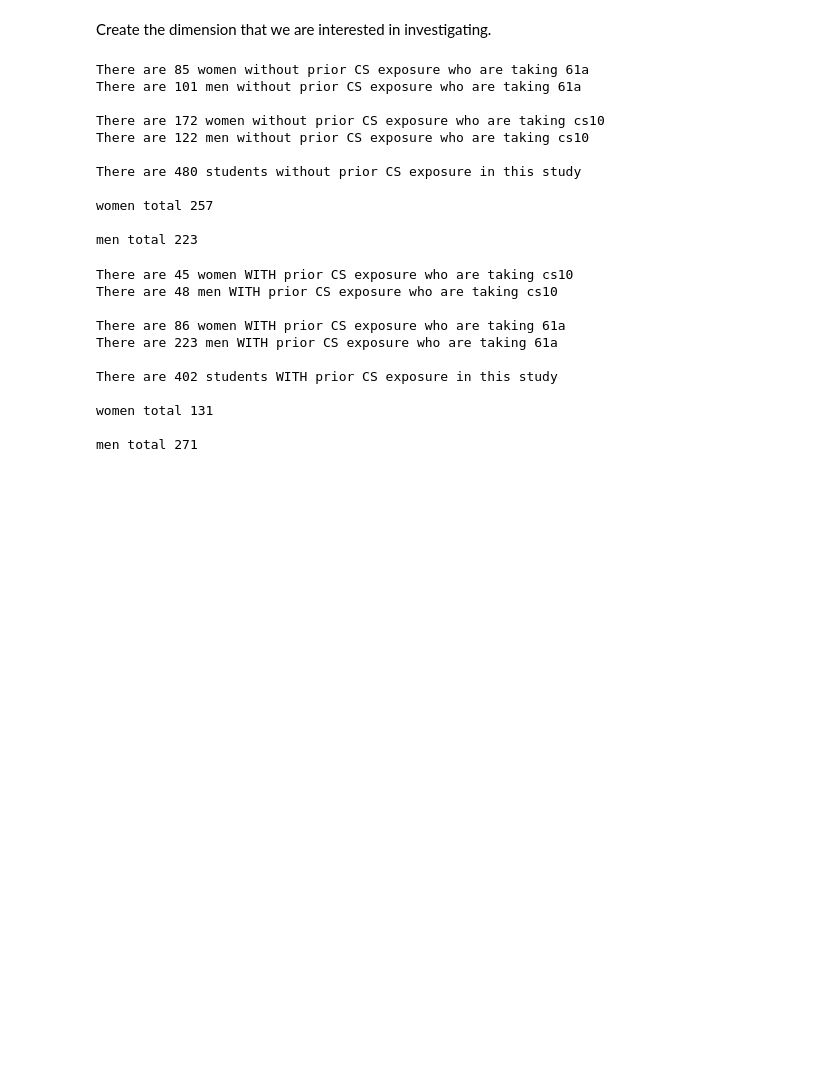
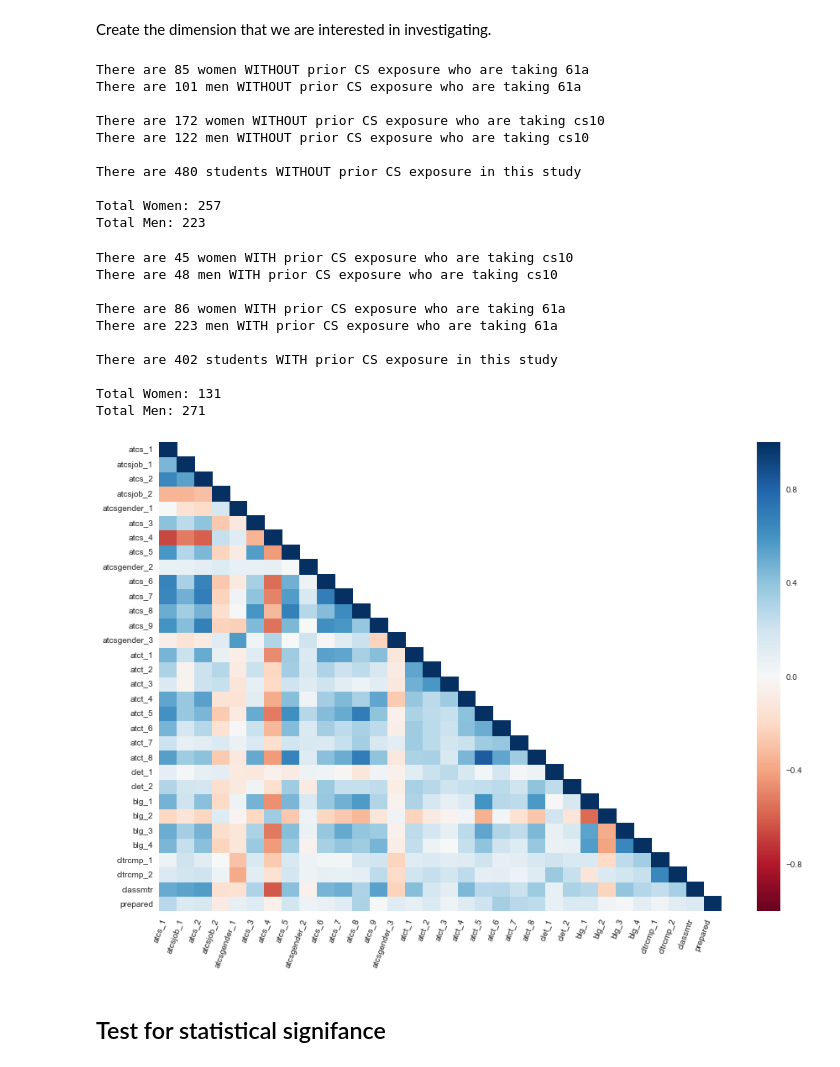
Before and after one commit to omoju/investigatingWhyURMsChooseCS, a Jupyter notebook: DataAnalysis-Copy1.ipynb, the cells around one changed output. Saved outputs shown, nothing was run; the diff lists cells and outputs as text; code cells hidden in the pictures; blank space fills up the shorter version.

```diff
--- a/DataAnalysis-Copy1.ipynb
+++ b/DataAnalysis-Copy1.ipynb
@@ -171,37 +188,34 @@ cs61a_NO_CS = cs61a[cs61a.prcs_2 == 'No']
 cs10_NO_CS = cs10[cs10.prcs_2 == 'No']
 
 
-
-
 cs61a_NO_CS_female = cs61a_female[cs61a_female.prcs_2 == 'No']
-print 'There are %d women without prior CS exposure who are taking 61a' % cs61a_NO_CS_female.prcs_2.value_counts()
+print 'There are %d women WITHOUT prior CS exposure who are taking 61a' % cs61a_NO_CS_female.prcs_2.value_counts()
 cs61a_NO_CS_male = cs61a_male[cs61a_male.prcs_2 == 'No']
-print 'There are %d men without prior CS exposure who are taking 61a\n' % cs61a_NO_CS_male.prcs_2.value_counts()
+print 'There are %d men WITHOUT prior CS exposure who are taking 61a\n' % cs61a_NO_CS_male.prcs_2.value_counts()
 
 
 cs10_NO_CS_female = cs10_female[cs10_female.prcs_2 == 'No']
-print'There are %d women without prior CS exposure who are taking cs10' % cs10_NO_CS_female.prcs_2.value_counts()
+print'There are %d women WITHOUT prior CS exposure who are taking cs10' % cs10_NO_CS_female.prcs_2.value_counts()
 cs10_NO_CS_male = cs10_male[cs10_male.prcs_2 == 'No']
-print'There are %d men without prior CS exposure who are taking cs10\n' % cs10_NO_CS_male.prcs_2.value_counts()
+print'There are %d men WITHOUT prior CS exposure who are taking cs10\n' % cs10_NO_CS_male.prcs_2.value_counts()
 
-print ('There are %d students without prior CS exposure in this study\n'
+print ('There are %d students WITHOUT prior CS exposure in this study\n'
 % ((cs61a_NO_CS_male.prcs_2.value_counts()+cs10_NO_CS_male.prcs_2.value_counts()) \
    + (cs61a_NO_CS_female.prcs_2.value_counts()+cs10_NO_CS_female.prcs_2.value_counts())))
 
-print 'women total %d \n' % (cs61a_NO_CS_female.prcs_2.value_counts()+cs10_NO_CS_female.prcs_2.value_counts())
-print 'men total %d \n' % (cs61a_NO_CS_male.prcs_2.value_counts()+cs10_NO_CS_male.prcs_2.value_counts())
+print 'Total Women: %d' % (cs61a_NO_CS_female.prcs_2.value_counts()+cs10_NO_CS_female.prcs_2.value_counts())
+print 'Total Men: %d' % (cs61a_NO_CS_male.prcs_2.value_counts()+cs10_NO_CS_male.prcs_2.value_counts())
 # %% [output]
-There are 85 women without prior CS exposure who are taking 61a
-There are 101 men without prior CS exposure who are taking 61a
+There are 85 women WITHOUT prior CS exposure who are taking 61a
+There are 101 men WITHOUT prior CS exposure who are taking 61a
 
-There are 172 women without prior CS exposure who are taking cs10
-There are 122 men without prior CS exposure who are taking cs10
+There are 172 women WITHOUT prior CS exposure who are taking cs10
+There are 122 men WITHOUT prior CS exposure who are taking cs10
 
-There are 480 students without prior CS exposure in this study
+There are 480 students WITHOUT prior CS exposure in this study
 
-women total 257
-
-men total 223
+Total Women: 257
+Total Men: 223
 # %%
 # get students from 61a who have had prior cs experience
 # prcs_2: Did you have any exposure to Computer Science before UC Berkeley?
@@ -223,8 +237,8 @@ print ('There are %d students WITH prior CS exposure in this study\n' %
 ((cs61a_CS_male.prcs_2.value_counts()+cs10_CS_male.prcs_2.value_counts()) \
  + (cs61a_CS_female.prcs_2.value_counts()+cs10_CS_female.prcs_2.value_counts())))
 
-print 'women total %d \n' % (cs61a_CS_female.prcs_2.value_counts()+cs10_CS_female.prcs_2.value_counts())
-print 'men total %d \n' % (cs61a_CS_male.prcs_2.value_counts()+cs10_CS_male.prcs_2.value_counts())
+print 'Total Women: %d' % (cs61a_CS_female.prcs_2.value_counts()+cs10_CS_female.prcs_2.value_counts())
+print 'Total Men: %d' % (cs61a_CS_male.prcs_2.value_counts()+cs10_CS_male.prcs_2.value_counts())
 # %% [output]
 There are 45 women WITH prior CS exposure who are taking cs10
 There are 48 men WITH prior CS exposure who are taking cs10
@@ -234,9 +248,28 @@ There are 223 men WITH prior CS exposure who are taking 61a
 
 There are 402 students WITH prior CS exposure in this study
 
-women total 131
-
-men total 271
+Total Women: 131
+Total Men: 271
+# %%
+data = cs61a_NO_CS_female
+# %%
+corr = data.corr()
+mask = np.zeros_like(corr)
+mask[np.triu_indices_from(mask, 1)] = True
+# %%
+from pylab import rcParams
+rcParams['figure.figsize'] = 15, 10
+
+fig = figure(dpi=80) # no frame
+
+
+with sns.axes_style("white"):
+    ax = sns.heatmap(corr, mask=mask, square=False, annot=False, vmin=-1, vmax=1,cmap='RdBu', fmt='+.1f')
+    plt.xticks(rotation=70, ha='right');
+# %% [output]
+[figure, added]
+# %% [markdown]
+## Test for statistical signifance
 # %%
 # Test for statistical signifance
 # Use non-parametric alternative to the t-test Mann-Whitney U test because we have ordinal data.
```
Also changed, not shown: parts of 21 cells of this notebook, 3 other files.
